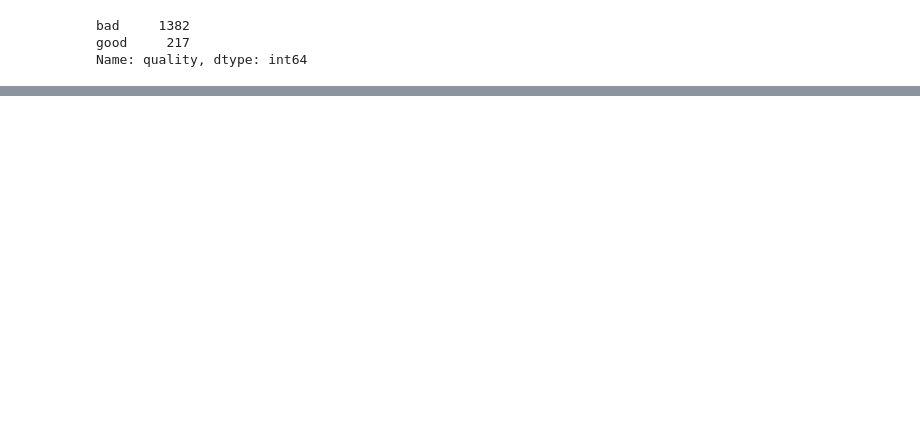
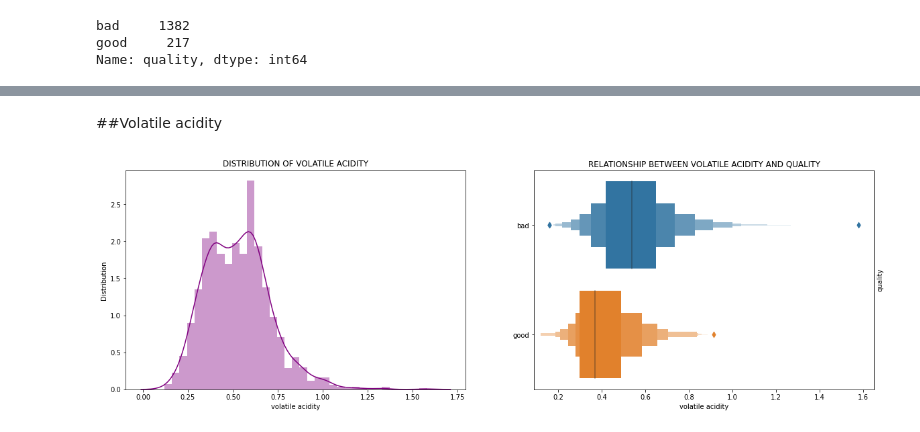
Before and after one commit to MikeDeecode/Red-wine-quality-report, a Jupyter notebook: wine_quality_analysis.ipynb, the cells around one changed output, grey strips where cells are left out. Cells and saved outputs as stored; diff of their text form; code cells hidden in the pictures; blank space fills up the shorter version.

```diff
--- a/wine_quality_analysis.ipynb
+++ b/wine_quality_analysis.ipynb
@@ -72,0 +75,18 @@ plt.show()
+# %% [markdown]
+##Volatile acidity
+# %%
+fig1, ax1 = plt.subplots(1, 2, figsize = (20, 6))
+
+sns.distplot(wines['volatile acidity'], color = 'purple', ax = ax1[0])
+ax1[0].set_ylabel('Distribution')
+ax1[0].set_title("DISTRIBUTION OF VOLATILE ACIDITY")
+
+
+sns.boxenplot('volatile acidity', 'quality', data = wines, ax = ax1[1])
+ax1[1].set_title("RELATIONSHIP BETWEEN VOLATILE ACIDITY AND QUALITY")
+ax1[1].yaxis.set_label_position('right')
+ax1[1].yaxis.tick_right
+
+plt.show()
+# %% [output]
+[figure, added]
```
Also changed, not shown: parts of 2 cells of this notebook.
